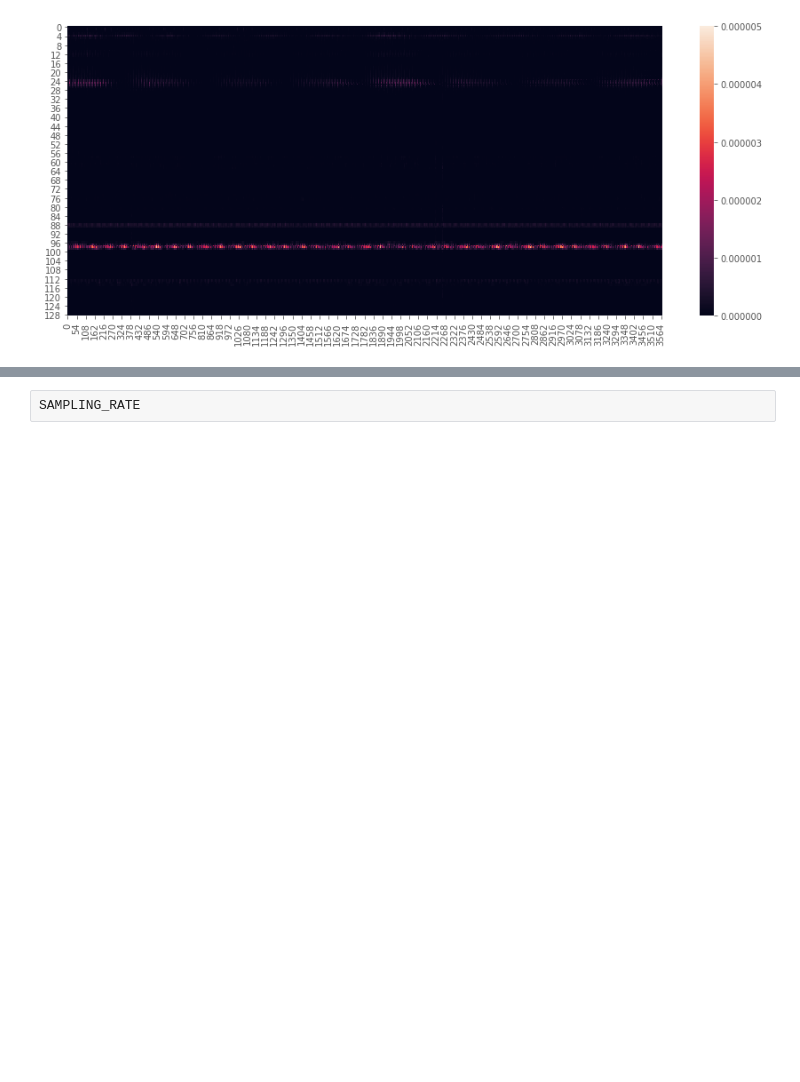
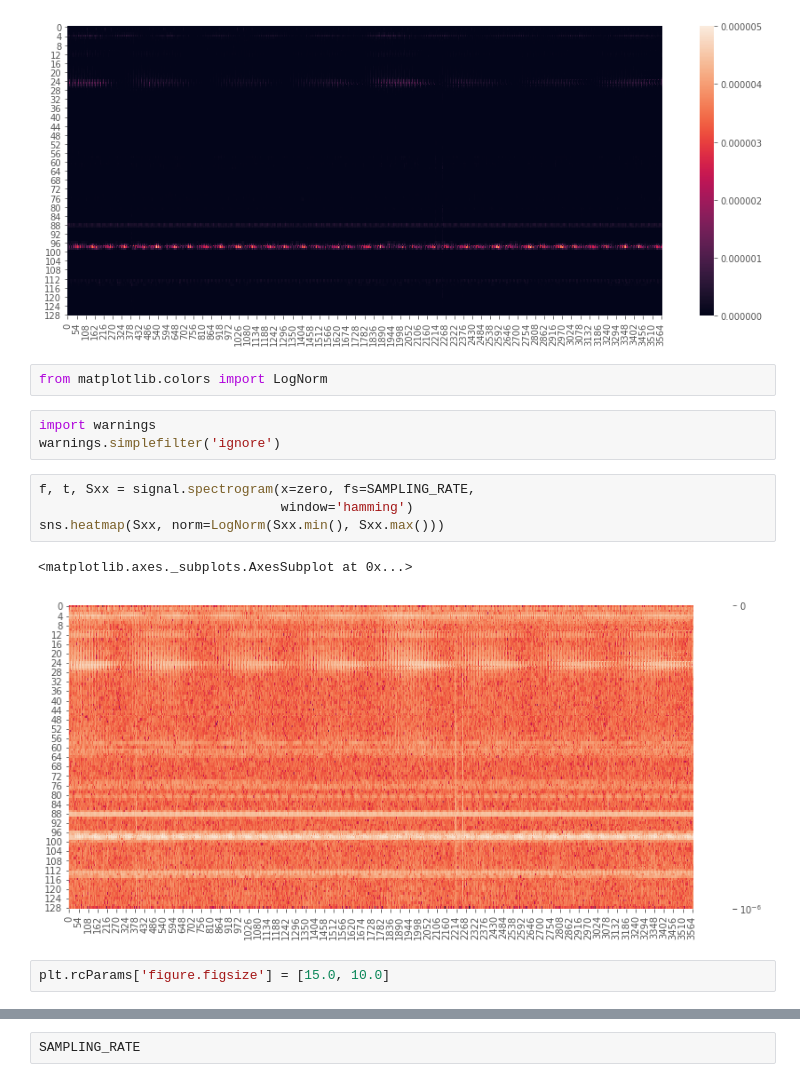
Before and after one commit to gokul-krishna/VSBPowerLineFaultDetection, a Jupyter notebook: SequenceComponents.ipynb, the cells around one changed output, grey strips where cells are left out. Saved outputs shown, nothing was run; the diff lists cells and outputs as text; blank space fills up the shorter version.

```diff
--- a/SequenceComponents.ipynb
+++ b/SequenceComponents.ipynb
@@ -289,3 +295,17 @@ sns.heatmap(Sxx)
 # %% [output]
 <matplotlib.axes._subplots.AxesSubplot at 0x...>
 [figure]
+# %%
+from matplotlib.colors import LogNorm
+# %%
+import warnings
+warnings.simplefilter('ignore')
+# %%
+f, t, Sxx = signal.spectrogram(x=zero, fs=SAMPLING_RATE,
+                               window='hamming')
+sns.heatmap(Sxx, norm=LogNorm(Sxx.min(), Sxx.max()))
+# %% [output]
+<matplotlib.axes._subplots.AxesSubplot at 0x...>
+[figure, added]
+# %%
+plt.rcParams['figure.figsize'] = [15.0, 10.0]
```
Also changed, not shown: parts of 22 cells of this notebook.
